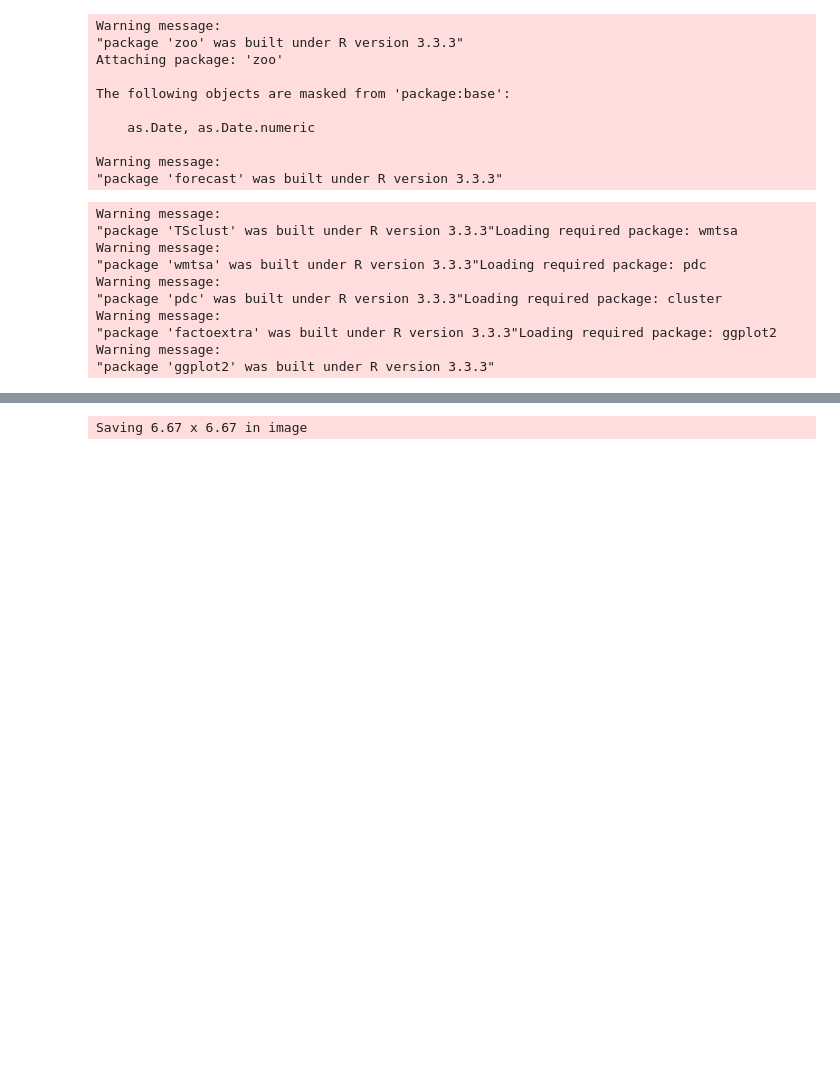
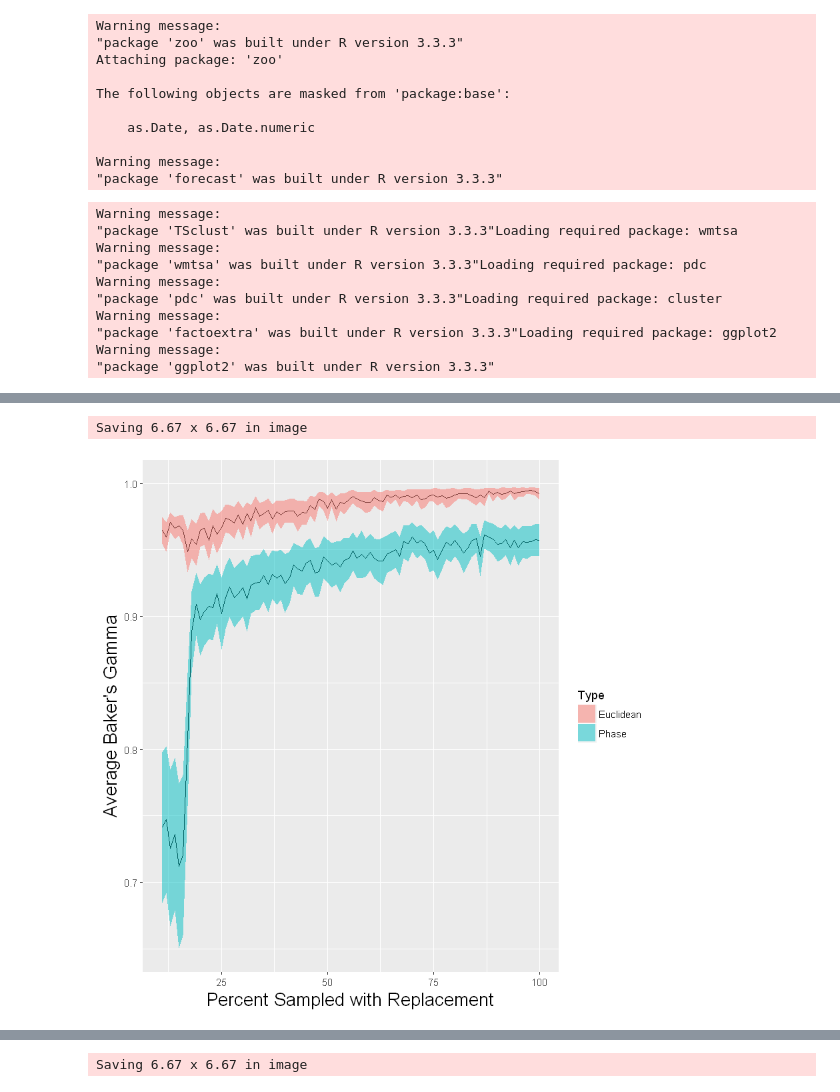
Before and after one commit to tj2huang/nyu-research, a Jupyter notebook: notebooks/bootstrap/generate-samples.ipynb, the cells around one changed output, grey strips where cells are left out. Drawn from its saved outputs; the diff is of its cells as text; code cells hidden in the pictures; blank space fills up the shorter version.

Commit message:
added ci to sensitivity plots

```diff
--- a/notebooks/bootstrap/generate-samples.ipynb
+++ b/notebooks/bootstrap/generate-samples.ipynb
@@ -168,0 +216,21 @@ for (i in 1:30){
+# %%
+# Baker Correlation, Phase dendrogram
+baker <- data.frame(samp_pct=seq(from=11, to= 100, by=1), phase=results.b.p, phase_high=results.b.p + 1.96*sqrt(var.p)/sqrt(n),
+                    phase_low= results.b.p - 1.96*sqrt(var.p)/sqrt(n), euc=results.b.e,
+                    euc_high = results.b.e + 1.96*sqrt(var.e)/sqrt(n), euc_low =results.b.e - 1.96*sqrt(var.e)/sqrt(n))
+baker.coef = melt(baker[c('samp_pct', 'phase', 'euc')], id='samp_pct')
+colnames(baker.coef) <- c('samp_pct', 'dend', 'coef')
+
+phase.ci = baker[c('samp_pct', 'phase_high', 'phase_low')]
+colnames(phase.ci) = c('samp_pct', 'high', 'low')
+phase.ci$dend = 'Phase'
+euc.ci = baker[c('samp_pct', 'euc_high', 'euc_low')]
+colnames(euc.ci) = c('samp_pct', 'high', 'low')
+euc.ci$dend = 'Euclidean'
+
+ci = rbind(phase.ci, euc.ci)
+ggplot() + geom_line(data=baker.coef, aes(x=samp_pct, y=coef, group=dend))+ ylim(c(0.65, 1)) +xlab('Percent Sampled with Replacement') +ylab("Average Baker's Gamma") +theme(axis.title=element_text(size=16)) +  geom_ribbon(data=ci, aes(x=samp_pct, ymin=low, ymax=high, fill=dend), alpha=0.5)+ labs(fill='Type')
+ggsave('c:/users/tom/documents/research/sensitivity/baker-combined-ci.pdf')
+# %% [output]
+Saving 6.67 x 6.67 in image
+[figure, added]
```
Also changed, not shown: parts of 8 cells of this notebook.
